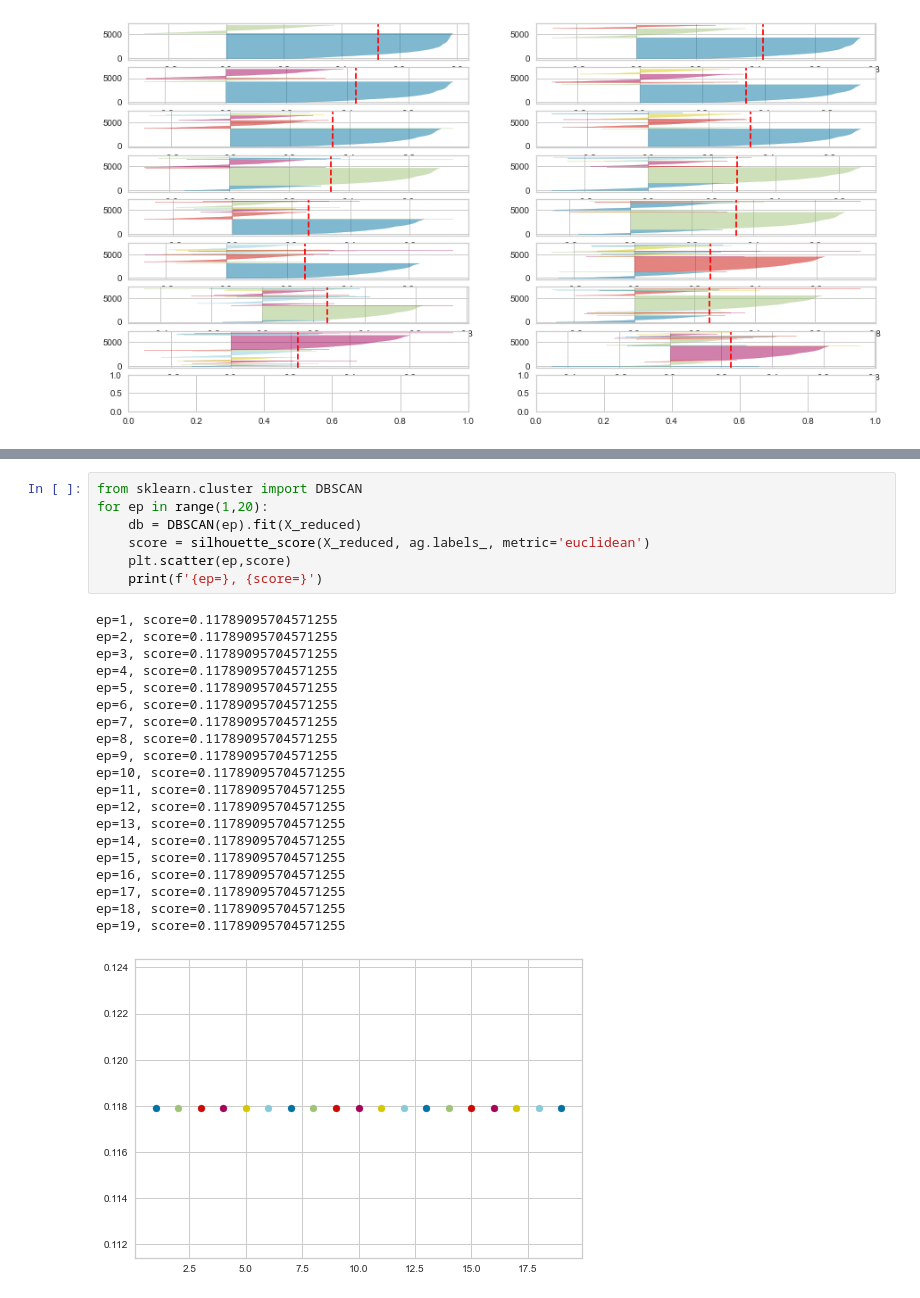
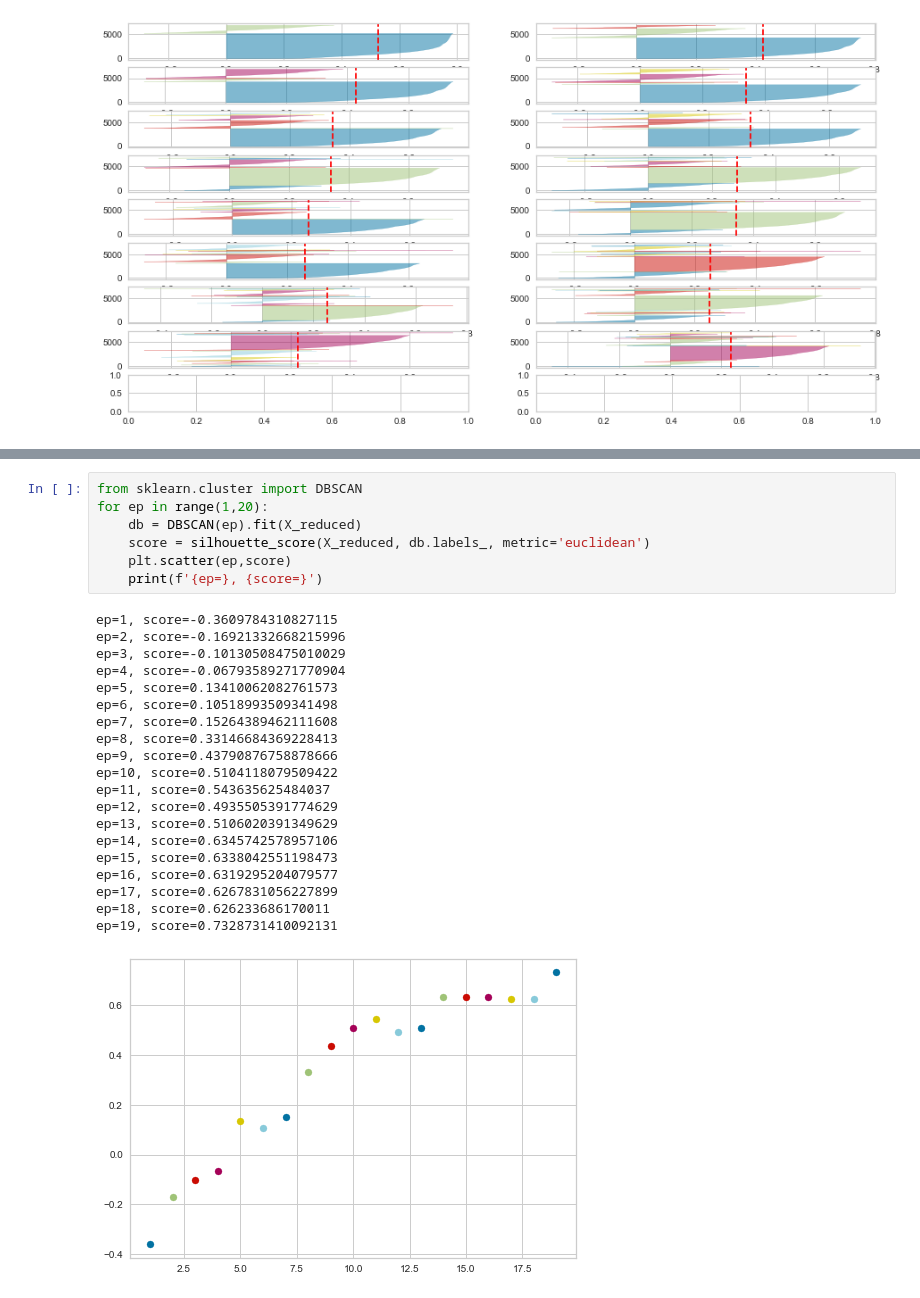
Before and after one commit to bentondavidl/School-Performance-Prediction, a Jupyter notebook: notebooks/feature selection.ipynb, the cells around one changed output, grey strips where cells are left out. Cells and saved outputs as stored; diff of their text form.

```diff
--- a/notebooks/feature selection.ipynb
+++ b/notebooks/feature selection.ipynb
@@ -291,28 +304,28 @@ i=49, score=0.11789095704571255
 # %%
 from sklearn.cluster import DBSCAN
 for ep in range(1,20):
     db = DBSCAN(ep).fit(X_reduced)
-    score = silhouette_score(X_reduced, ag.labels_, metric='euclidean')
+    score = silhouette_score(X_reduced, db.labels_, metric='euclidean')
     plt.scatter(ep,score)
     print(f'{ep=}, {score=}')
 # %% [output]
-ep=1, score=0.11789095704571255
-ep=2, score=0.11789095704571255
-ep=3, score=0.11789095704571255
-ep=4, score=0.11789095704571255
-ep=5, score=0.11789095704571255
-ep=6, score=0.11789095704571255
-ep=7, score=0.11789095704571255
-ep=8, score=0.11789095704571255
-ep=9, score=0.11789095704571255
-ep=10, score=0.11789095704571255
-ep=11, score=0.11789095704571255
-ep=12, score=0.11789095704571255
-ep=13, score=0.11789095704571255
-ep=14, score=0.11789095704571255
-ep=15, score=0.11789095704571255
-ep=16, score=0.11789095704571255
-ep=17, score=0.11789095704571255
-ep=18, score=0.11789095704571255
-ep=19, score=0.11789095704571255
+ep=1, score=-0.3609784310827115
+ep=2, score=-0.16921332668215996
+ep=3, score=-0.10130508475010029
+ep=4, score=-0.06793589271770904
+ep=5, score=0.13410062082761573
+ep=6, score=0.10518993509341498
+ep=7, score=0.15264389462111608
+ep=8, score=0.33146684369228413
+ep=9, score=0.43790876758878666
+ep=10, score=0.5104118079509422
+ep=11, score=0.543635625484037
+ep=12, score=0.4935505391774629
+ep=13, score=0.5106020391349629
+ep=14, score=0.6345742578957106
+ep=15, score=0.6338042551198473
+ep=16, score=0.6319295204079577
+ep=17, score=0.6267831056227899
+ep=18, score=0.626233686170011
+ep=19, score=0.7328731410092131
-[figure, old version]
+[figure, new version]
```
Also changed, not shown: parts of 28 cells of this notebook, 3 other files.
